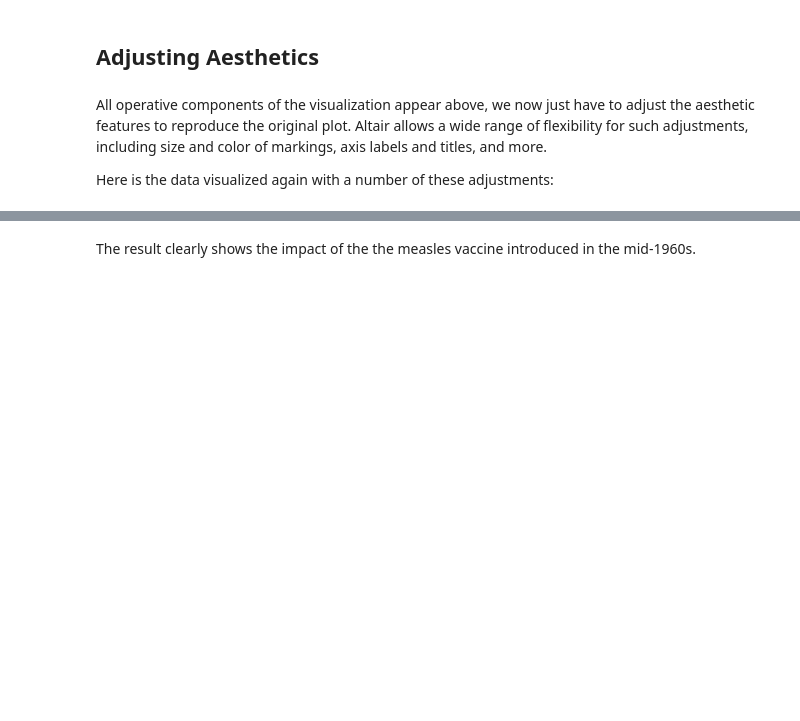
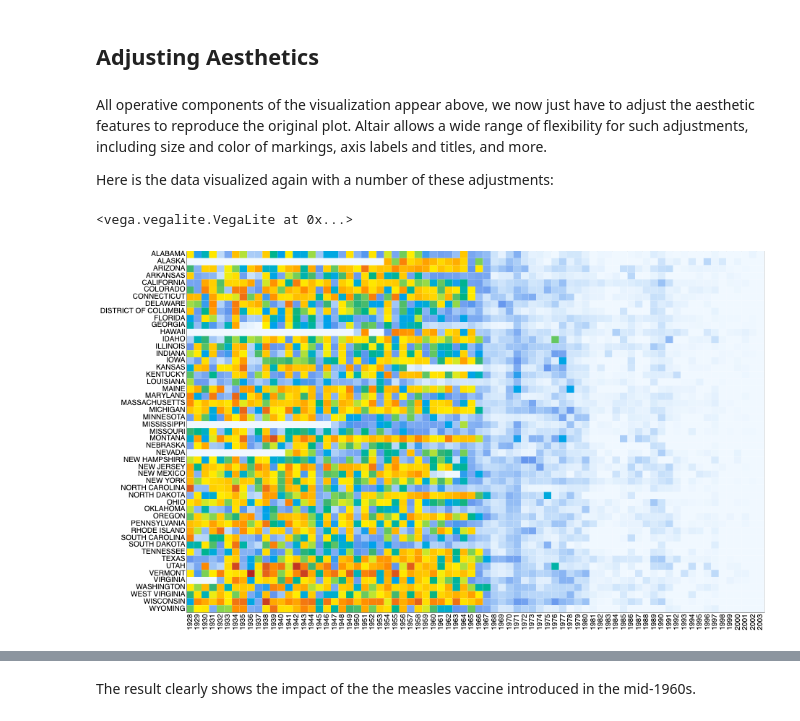
Before and after one commit to jakevdp/altair-examples, a Jupyter notebook: notebooks/Measles.ipynb, the cells around one changed output, grey strips where cells are left out. Saved outputs shown, nothing was run; the diff lists cells and outputs as text; code cells hidden in the pictures; blank space fills up the shorter version.

```diff
--- a/notebooks/Measles.ipynb
+++ b/notebooks/Measles.ipynb
@@ -76,24 +77,19 @@ Altair allows a wide range of flexibility for such adjustments, including size a
 Here is the data visualized again with a number of these adjustments:
 # %%
 # Define a custom colormape using Hex codes & HTML color names
-colormap = Scale(domain=['nan', 0, 100, 200, 350, 1000, 3000],
-                 range=['white', '#F0F8FF', 'cornflowerblue',
-                        'mediumseagreen', '#FFEE00', 'darkorange', 'firebrick'])
+colormap = alt.Scale(domain=[0, 100, 200, 300, 1000, 3000],
+                     range=['#F0F8FF', 'cornflowerblue', 'mediumseagreen', '#FFEE00', 'darkorange', 'firebrick'],
+                     type='sqrt')
 
-# Define our chart with aesthetic customizations
-chart = Chart(stacked).mark_text(
-    applyColorToBackground=True,
-).encode(
-    Column('year',
-           axis=Axis(values=list(range(1930, 2010, 10)),
-                     title=' ')),
-    Row('state',
-        axis=Axis(title=' ')),
-    Color('sum(incidence)', scale=colormap,
-          legend=Legend(title='Measles Incidence',
-                        values=[0, 1000, 2000, 3000])),
-    Text(value=' ')
-).configure_scale(
-    textBandWidth=10,
-    bandSize=10
+alt.Chart(stacked).mark_rect().encode(
+    alt.X('year:O', axis=alt.Axis(title=None, ticks=False)),
+    alt.Y('state:N', axis=alt.Axis(title=None, ticks=False)),
+    alt.Color('incidence:Q', sort='ascending', scale=colormap, legend=None),
+    tooltip=['state:N', 'year:O', 'incidence:Q']
+).properties(
+    width=800,
+    height=500
 )
+# %% [output]
+<vega.vegalite.VegaLite at 0x...>
+[figure, added]
```
Also changed, not shown: parts of 6 cells of this notebook, 1 other file.
